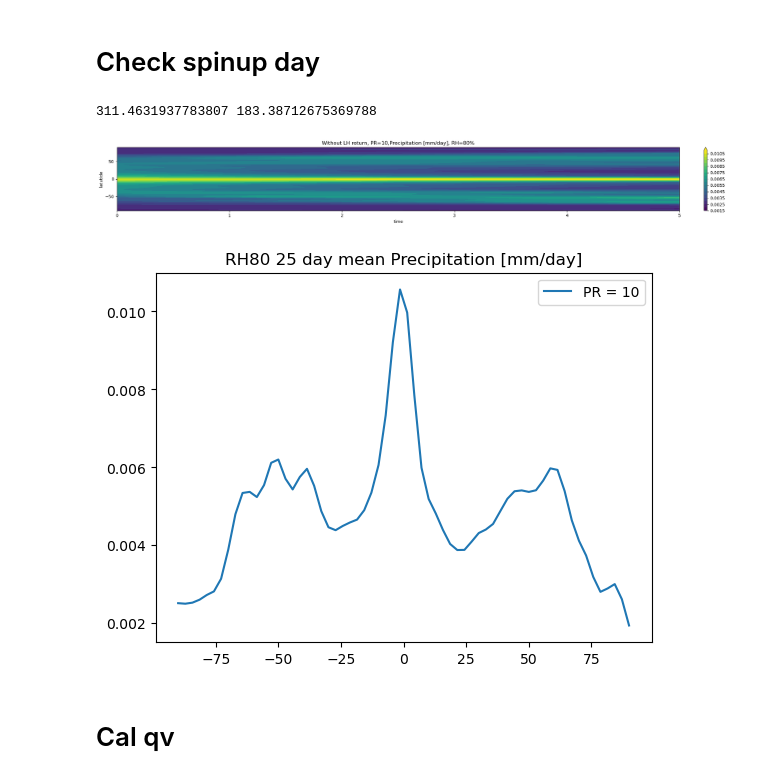
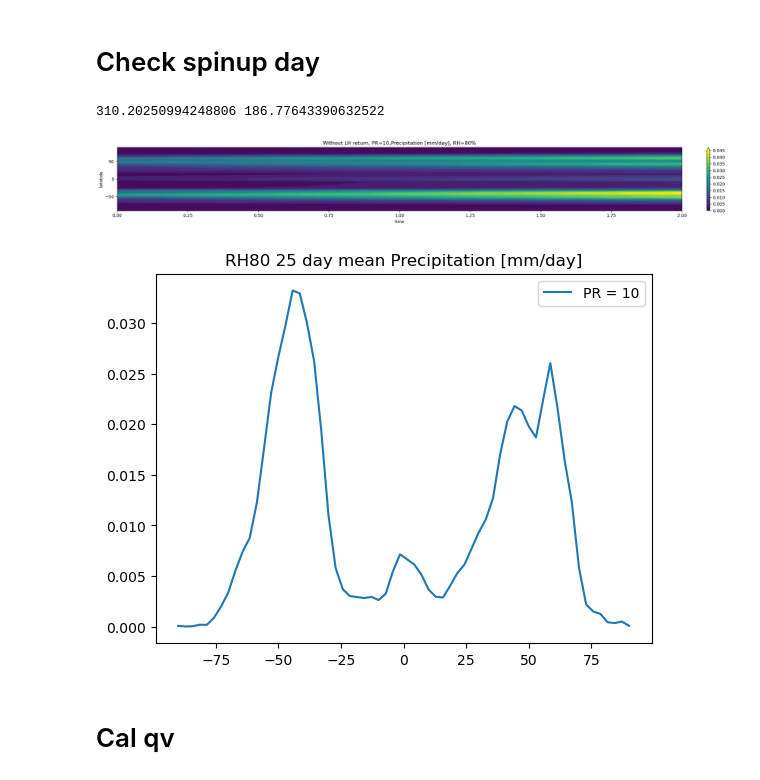
Before and after one commit to PeterChang1023/Dycore_beginner, a Jupyter notebook: dycore/IdealizeSpetral.jl/exp/HSt42/check_spinupday.ipynb, the cells around one changed output. Saved outputs shown, nothing was run; the diff lists cells and outputs as text; code cells hidden in the pictures.

```diff
--- a/dycore/IdealizeSpetral.jl/exp/HSt42/check_spinupday.ipynb
+++ b/dycore/IdealizeSpetral.jl/exp/HSt42/check_spinupday.ipynb
@@ -134,8 +134,8 @@ class Dycore:
 
         return np.nanmean(self.factor3, axis=(1,3))
 # %%
-file = "test_all.dat"
-time = np.linspace(0,5,5)
+file = "test_final.dat"
+time = np.linspace(0,2,2)
 y    = np.linspace(-90,90,64)
 
 yy, tt = np.meshgrid(y,time)
@@ -174,36 +174,36 @@ for pr in range(10,20,10):
 
 plt.tight_layout()
 # plt.savefig("Without LH return precipitation.png", dpi=300., bbox_inches='tight')
 plt.show()
 ###############################################################################
 ### cooridate
 x  = np.linspace(-180,180,128)
 y  = np.linspace(-90,90,64)
 xd = np.deg2rad(x)
 yd = np.deg2rad(y)
 
 # WARNING: cos(-90) would be zero, doing this preventing it from divide by zero.
 cy     = np.cos(yd)
 cy[0]  = np.nan
 cy[-1] = np.nan
 
 plt.figure(dpi=100.)
 plt.title("RH80 25 day mean Precipitation [mm/day]")
 
 for pr in range(10,20,10):
     # file  = f"1600day_HS_front_RH50_PR{pr}_PRRELAX86400_with_w_all.dat"# f"HS_front_RH50_PR10_PRRELAX86400_with_w_all.dat" # ./outputs/withprecip/
     # file = f"PR{pr}_200day_test_ice_all.dat"
     # file = "300day_RH80_PR10_test_vertical_advection_revised_all.dat"
     dycore = Dycore(file)
     Prec   = dycore.cal_pre()
     Prec_mean  = np.nanmean(Prec[:,:], axis=0)
     plt.plot(y, Prec_mean * int(pr), label=f"PR = {pr}")
 plt.legend()
 plt.show()
 # %% [output]
-311.4631937783807 183.38712675369788
+310.20250994248806 186.77643390632522
-[figure, old version]
+[figure, new version]
-[figure, old version]
+[figure, new version]
 # %% [markdown]
 # Cal qv
 # %%
```
Also changed, not shown: parts of 12 cells of this notebook, 2 other files.
